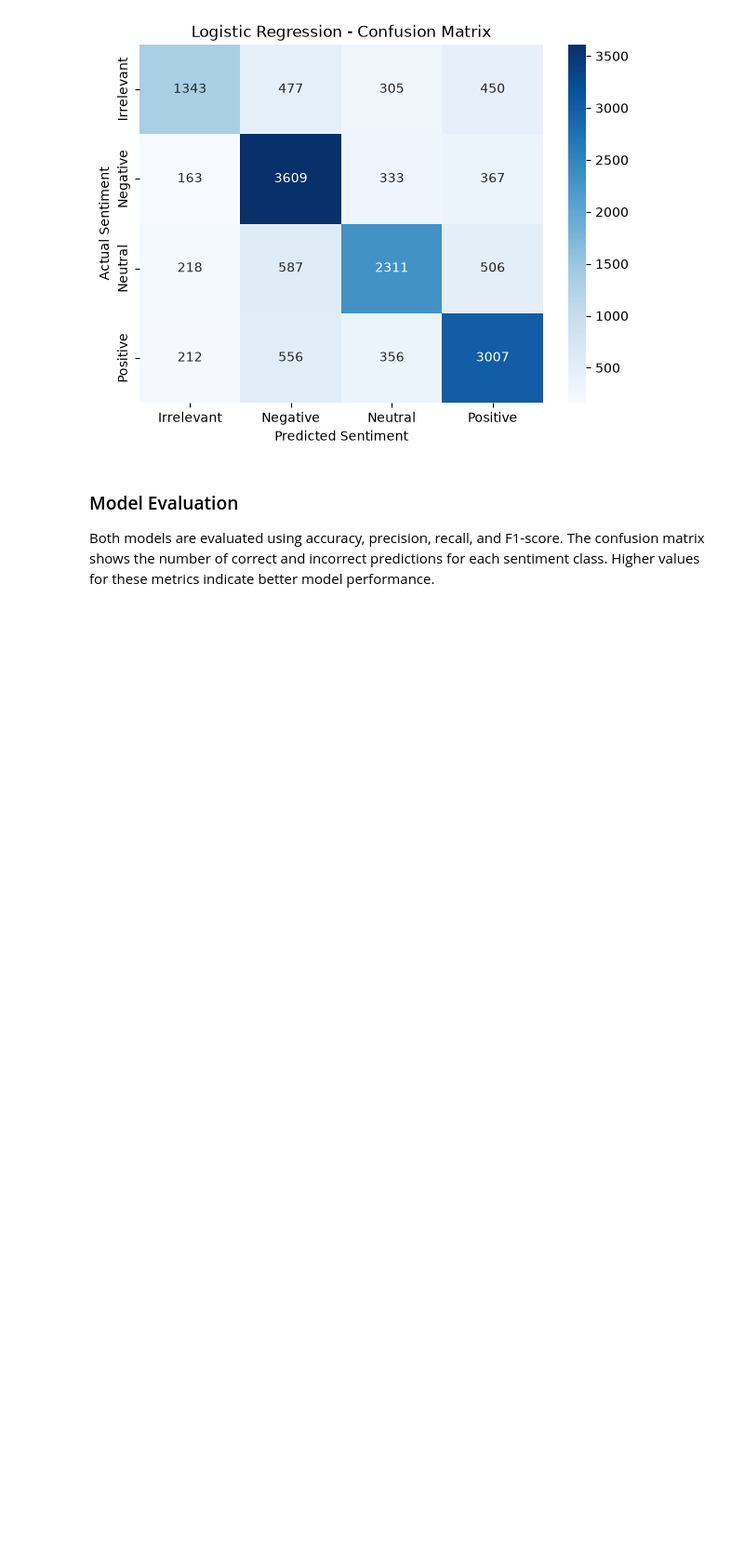
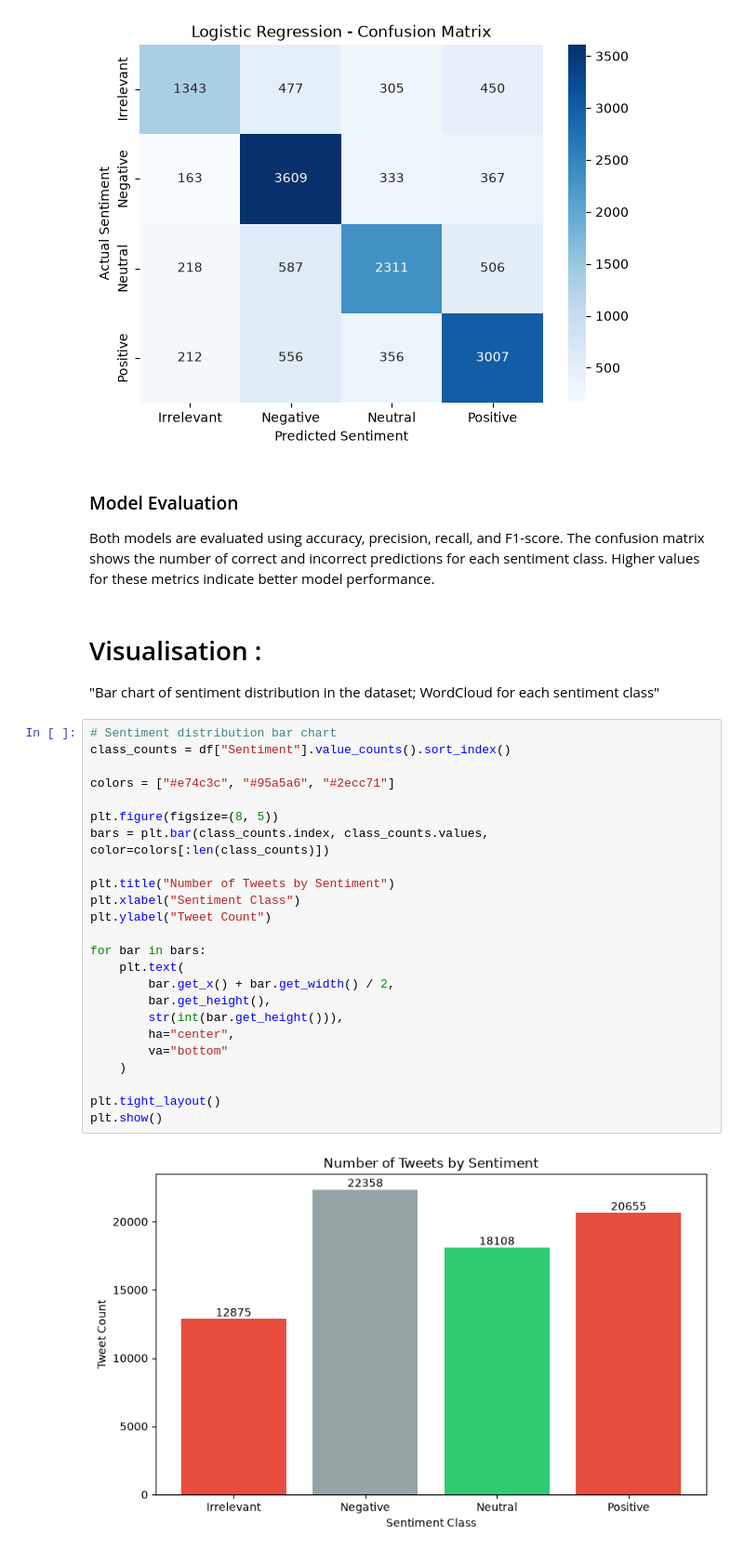
Before and after one commit to harshaslekar5968-crypto/OIBSIP, a Jupyter notebook: Data-Analytics-L1-Sentiment-Analysis/Twitter_Sentiment_Analysis.ipynb, the cells around one changed output. Shown at 93% size. Saved outputs shown, nothing was run; the diff lists cells and outputs as text; blank space fills up the shorter version.

Commit message:
Update sentiment analysis notebook

```diff
--- a/Data-Analytics-L1-Sentiment-Analysis/Twitter_Sentiment_Analysis.ipynb
+++ b/Data-Analytics-L1-Sentiment-Analysis/Twitter_Sentiment_Analysis.ipynb
@@ -318,3 +296,32 @@ weighted avg       0.69      0.69      0.69     14800
 ### Model Evaluation
 
 Both models are evaluated using accuracy, precision, recall, and F1-score. The confusion matrix shows the number of correct and incorrect predictions for each sentiment class. Higher values for these metrics indicate better model performance.
+# %% [markdown]
+# Visualisation :
+"Bar chart of sentiment distribution in the dataset; WordCloud for each sentiment class"
+# %%
+# Sentiment distribution bar chart
+class_counts = df["Sentiment"].value_counts().sort_index()
+
+colors = ["#e74c3c", "#95a5a6", "#2ecc71"]
+
+plt.figure(figsize=(8, 5))
+bars = plt.bar(class_counts.index, class_counts.values, color=colors[:len(class_counts)])
+
+plt.title("Number of Tweets by Sentiment")
+plt.xlabel("Sentiment Class")
+plt.ylabel("Tweet Count")
+
+for bar in bars:
+    plt.text(
+        bar.get_x() + bar.get_width() / 2,
+        bar.get_height(),
+        str(int(bar.get_height())),
+        ha="center",
+        va="bottom"
+    )
+
+plt.tight_layout()
+plt.show()
+# %% [output]
+[figure, added]
```
Also changed, not shown: parts of 7 cells of this notebook.
